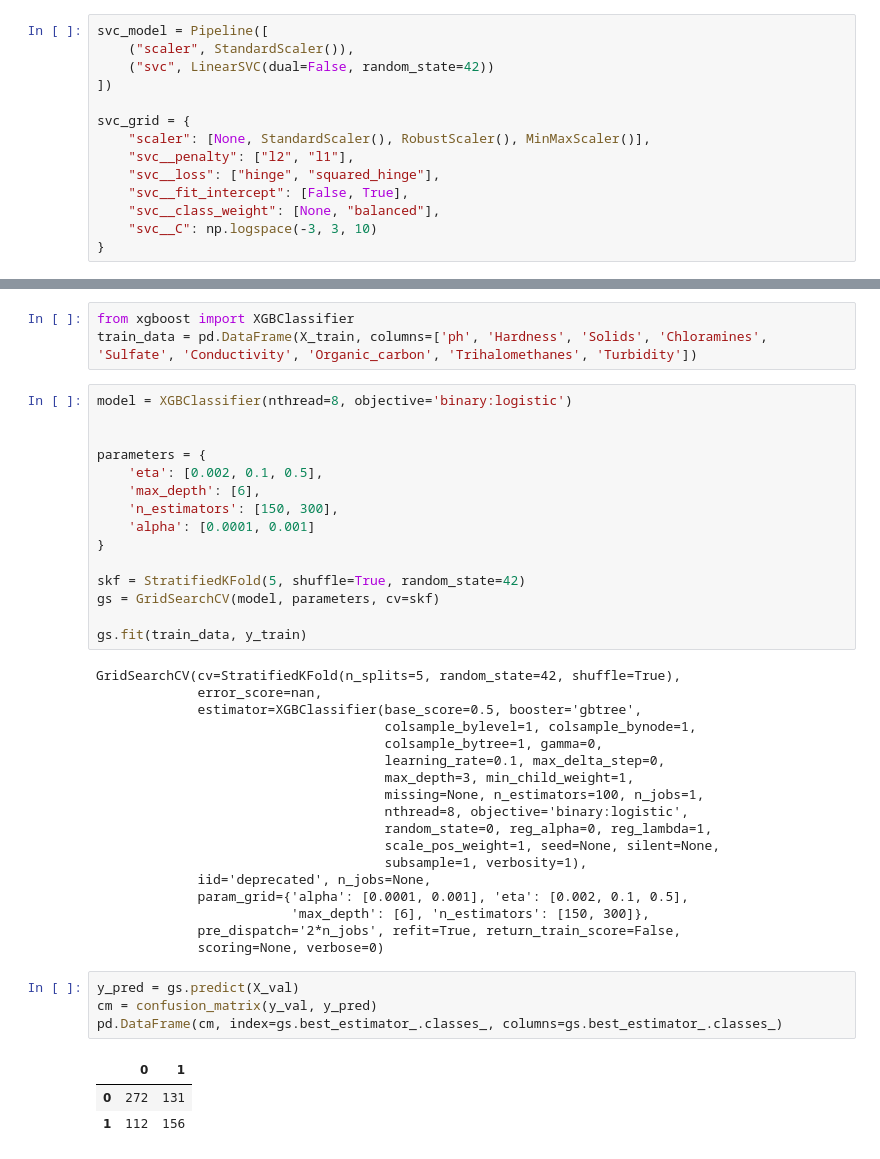
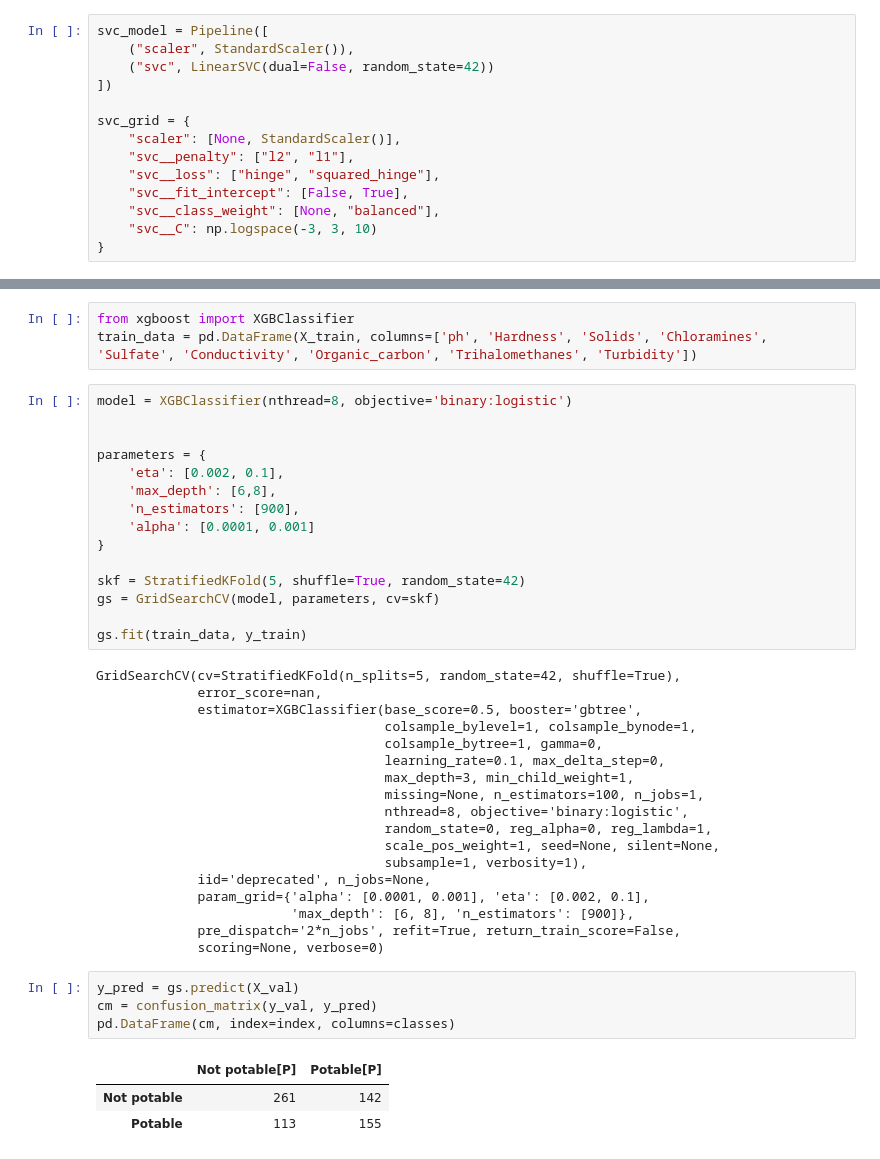
Before and after one commit to aleshark87/data-intensive-project, a Jupyter notebook: Progetto.ipynb, the cells around one changed output, grey strips where cells are left out. Saved outputs shown, nothing was run; the diff lists cells and outputs as text.

```diff
--- a/Progetto.ipynb
+++ b/Progetto.ipynb
@@ -406,7 +406,7 @@ svc_model = Pipeline([
 ])
 
 svc_grid = {
-    "scaler": [None, StandardScaler(), RobustScaler(), MinMaxScaler()],
+    "scaler": [None, StandardScaler()],
     "svc__penalty": ["l2", "l1"],
     "svc__loss": ["hinge", "squared_hinge"],
     "svc__fit_intercept": [False, True],
@@ -532,9 +531,9 @@ model = XGBClassifier(nthread=8, objective='binary:logistic')
 
 
 parameters = {
-    'eta': [0.002, 0.1, 0.5],
-    'max_depth': [6],
-    'n_estimators': [150, 300],
+    'eta': [0.002, 0.1],
+    'max_depth': [6,8],
+    'n_estimators': [900],
     'alpha': [0.0001, 0.001]
 }
 
@@ -556,15 +555,15 @@ GridSearchCV(cv=StratifiedKFold(n_splits=5, random_state=42, shuffle=True),
                                      scale_pos_weight=1, seed=None, silent=None,
                                      subsample=1, verbosity=1),
              iid='deprecated', n_jobs=None,
-             param_grid={'alpha': [0.0001, 0.001], 'eta': [0.002, 0.1, 0.5],
-                         'max_depth': [6], 'n_estimators': [150, 300]},
+             param_grid={'alpha': [0.0001, 0.001], 'eta': [0.002, 0.1],
+                         'max_depth': [6, 8], 'n_estimators': [900]},
              pre_dispatch='2*n_jobs', refit=True, return_train_score=False,
              scoring=None, verbose=0)
 # %%
 y_pred = gs.predict(X_val)
 cm = confusion_matrix(y_val, y_pred)
-pd.DataFrame(cm, index=gs.best_estimator_.classes_, columns=gs.best_estimator_.classes_)
+pd.DataFrame(cm, index=index, columns=classes)
 # %% [output]
-|  | 0 | 1 |
-| 0 | 272 | 131 |
-| 1 | 112 | 156 |
+|  | Not potable[P] | Potable[P] |
+| Not potable | 261 | 142 |
+| Potable | 113 | 155 |
```
Also changed, not shown: parts of 12 cells of this notebook.
